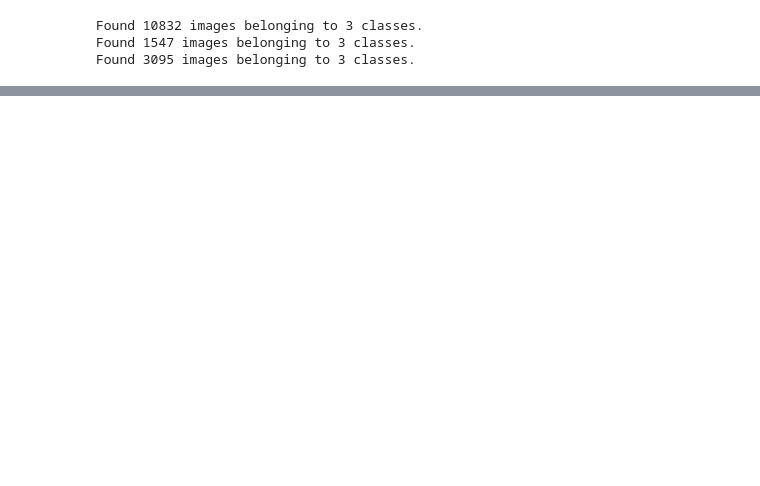
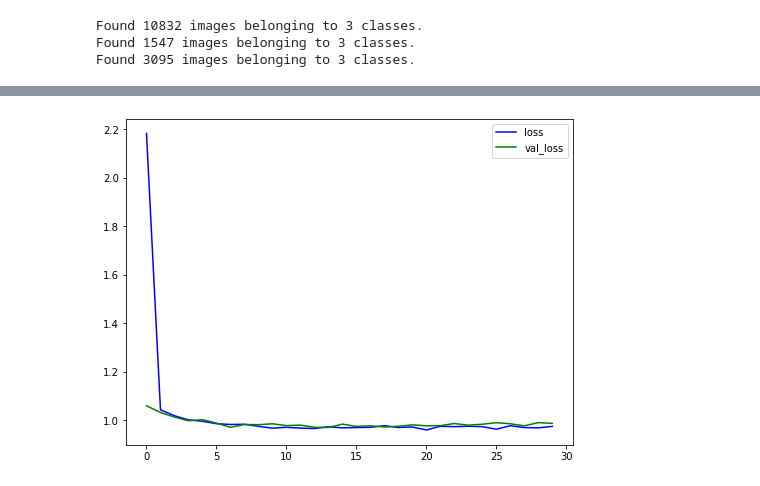
Before and after one commit to wcjohnchen/capstoneProject2, a Jupyter notebook: src/cnn.ipynb, the cells around one changed output, grey strips where cells are left out. Cells and saved outputs as stored; diff of their text form; code cells hidden in the pictures; blank space fills up the shorter version.

```diff
--- a/src/cnn.ipynb
+++ b/src/cnn.ipynb
@@ -156,0 +163,8 @@ test model score: [1.0814160108566284, 0.46875]
+# %%
+fig, ax = plt.subplots(figsize=(8,6))
+ax.plot(history.history['loss'], color='blue')
+ax.plot(history.history['val_loss'], color='green')
+plt.legend(['loss', 'val_loss'])
+plt.show()
+# %% [output]
+[figure, added]
```
Also changed, not shown: parts of 4 cells of this notebook.
